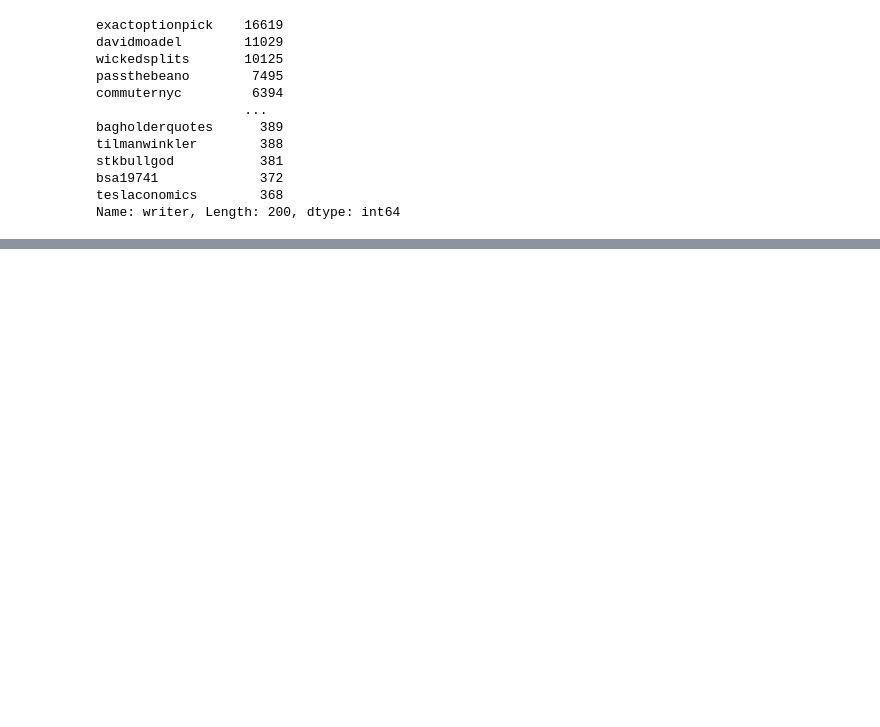
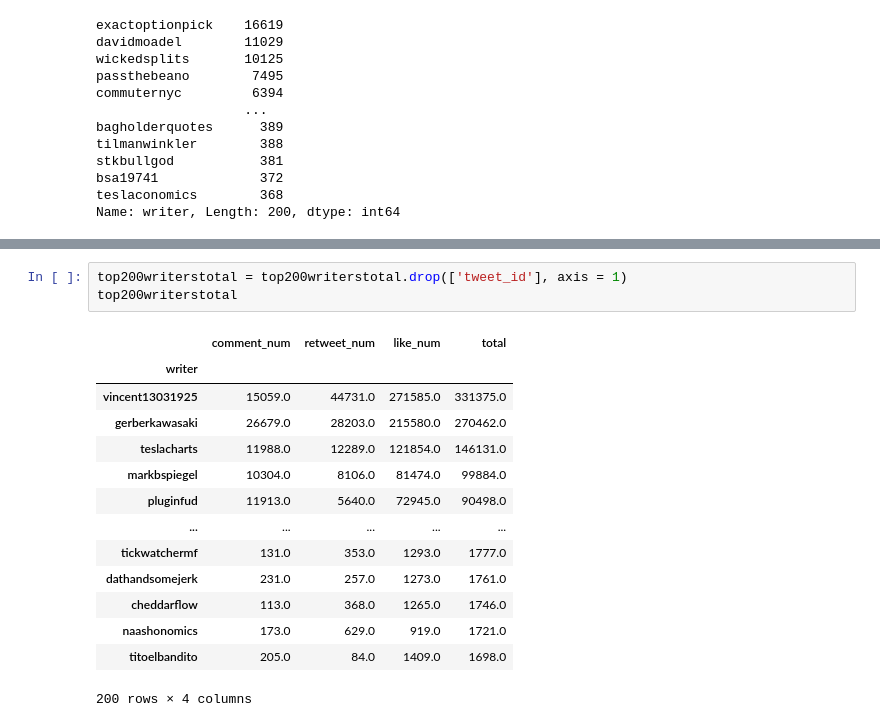
Before and after one commit to jMacProd/Project2, a Jupyter notebook: Data/DataCollation.ipynb, the cells around one changed output, grey strips where cells are left out. Cells and saved outputs as stored; diff of their text form; blank space fills up the shorter version.

```diff
--- a/Data/DataCollation.ipynb
+++ b/Data/DataCollation.ipynb
@@ -745,0 +767,18 @@ Name: writer, Length: 200, dtype: int64
+# %%
+top200writerstotal = top200writerstotal.drop(['tweet_id'], axis = 1)
+top200writerstotal
+# %% [output]
+|  | comment_num | retweet_num | like_num | total |
+| writer |  |  |  |  |
+| vincent13031925 | 15059.0 | 44731.0 | 271585.0 | 331375.0 |
+| gerberkawasaki | 26679.0 | 28203.0 | 215580.0 | 270462.0 |
+| teslacharts | 11988.0 | 12289.0 | 121854.0 | 146131.0 |
+| markbspiegel | 10304.0 | 8106.0 | 81474.0 | 99884.0 |
+| pluginfud | 11913.0 | 5640.0 | 72945.0 | 90498.0 |
+| ... | ... | ... | ... | ... |
+| tickwatchermf | 131.0 | 353.0 | 1293.0 | 1777.0 |
+| dathandsomejerk | 231.0 | 257.0 | 1273.0 | 1761.0 |
+| cheddarflow | 113.0 | 368.0 | 1265.0 | 1746.0 |
+| naashonomics | 173.0 | 629.0 | 919.0 | 1721.0 |
+| titoelbandito | 205.0 | 84.0 | 1409.0 | 1698.0 |
+200 rows × 4 columns
```
Also changed, not shown: parts of 5 cells of this notebook, 1 other file.
